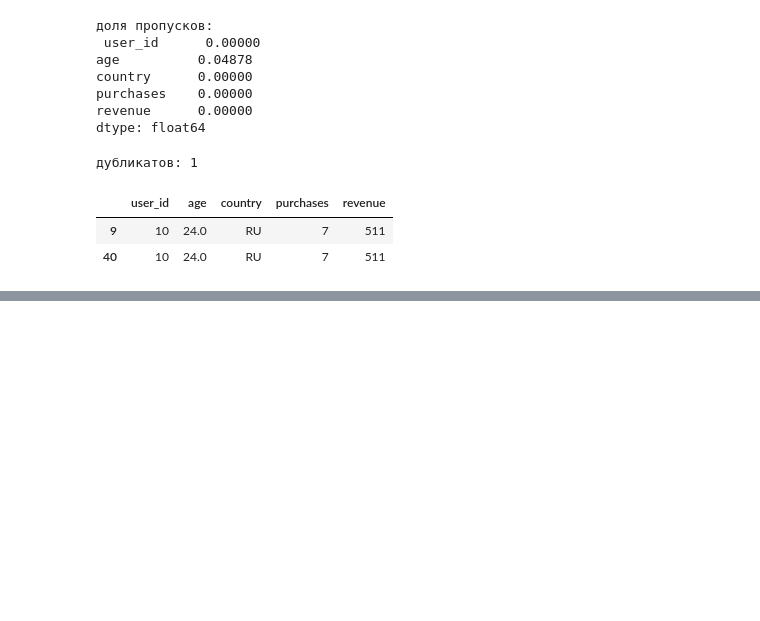
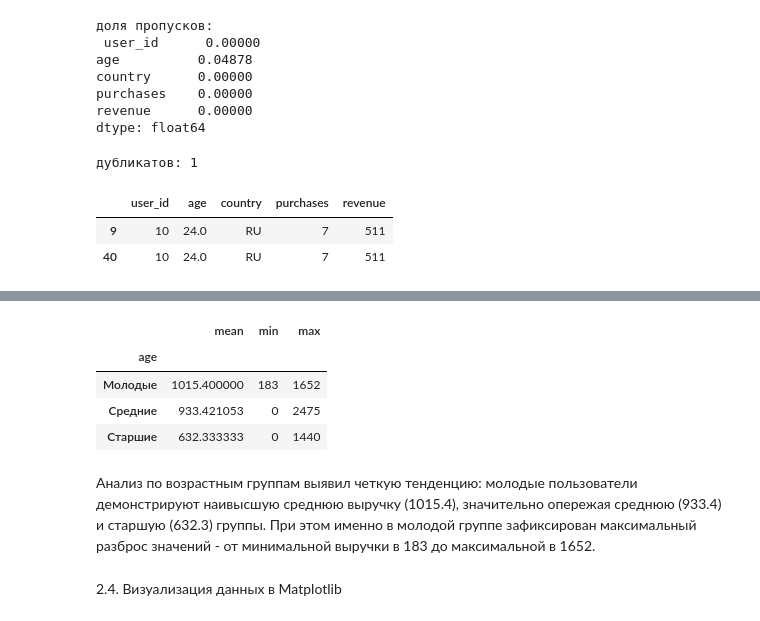
Before and after one commit to met-coder/aie-rimmer, a Jupyter notebook: homeworks/HW02/HW02.ipynb, the cells around one changed output, grey strips where cells are left out. Saved outputs shown, nothing was run; the diff lists cells and outputs as text; code cells hidden in the pictures; blank space fills up the shorter version.

```diff
--- a/homeworks/HW02/HW02.ipynb
+++ b/homeworks/HW02/HW02.ipynb
@@ -118,0 +176,16 @@ problematic
+# %%
+df = data.copy()
+df.drop(problematic.index, inplace=True, errors='ignore')# удаляем проблемные записи
+cuted = pd.cut(df['age'], 3, labels=['Молодые', 'Средние', 'Старшие'], include_lowest=True)
+df['age'] = cuted
+df.groupby('age')['revenue'].agg(['mean', 'min', 'max'])
+# %% [output]
+|  | mean | min | max |
+| age |  |  |  |
+| Молодые | 1015.400000 | 183 | 1652 |
+| Средние | 933.421053 | 0 | 2475 |
+| Старшие | 632.333333 | 0 | 1440 |
+# %% [markdown]
+Анализ по возрастным группам выявил четкую тенденцию: молодые пользователи демонстрируют наивысшую среднюю выручку (1015.4), значительно опережая среднюю (933.4) и старшую (632.3) группы. При этом именно в молодой группе зафиксирован максимальный разброс значений - от минимальной выручки в 183 до максимальной в 1652.
+# %% [markdown]
+2.4. Визуализация данных в Matplotlib
```
Also changed, not shown: parts of 10 cells of this notebook, 5 other files.
